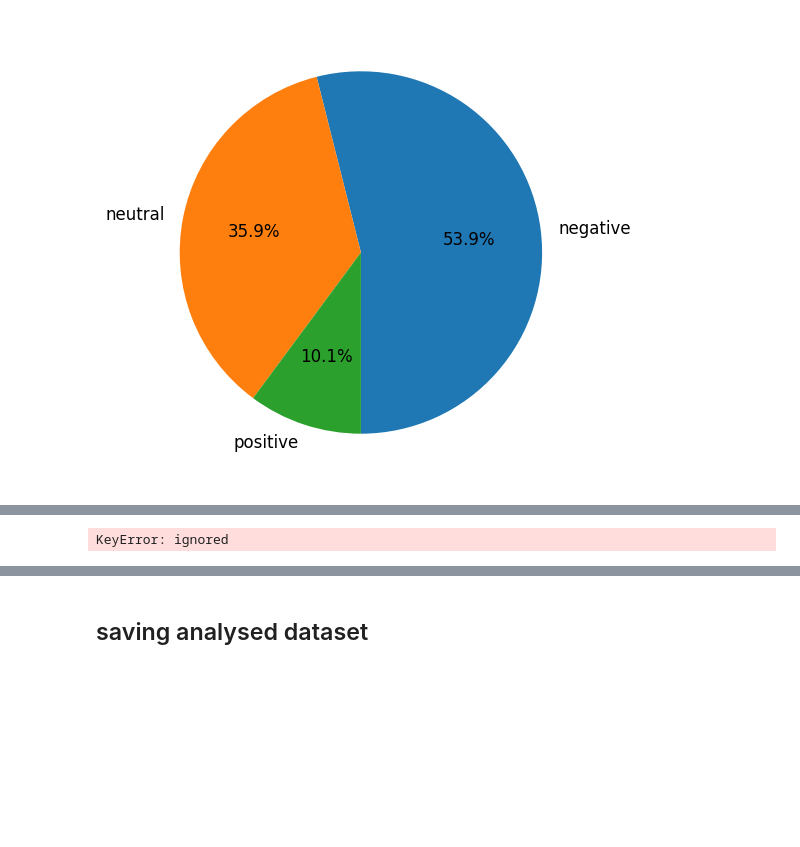
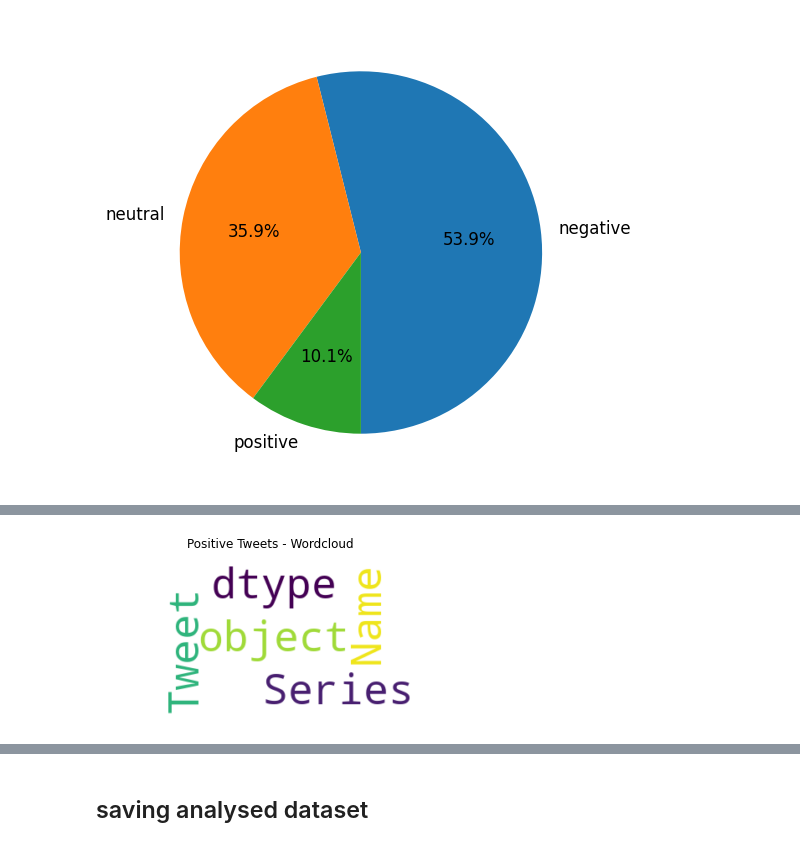
Before and after one commit to russell-ai/topic-covid, a Jupyter notebook: tweet_sentiment.ipynb, the cells around one changed output, grey strips where cells are left out. Saved outputs shown, nothing was run; the diff lists cells and outputs as text; code cells hidden in the pictures; blank space fills up the shorter version.

```diff
--- a/tweet_sentiment.ipynb
+++ b/tweet_sentiment.ipynb
@@ -183,17 +198,17 @@ sentiment_counts.plot.pie(ax=ax, autopct='%1.1f%%', startangle=270, fontsize=12,
 # %%
 from wordcloud import WordCloud
 from wordcloud import STOPWORDS
 
 # Wordcloud with positive tweets
-positive_tweets = df['tweet'][df["sentiment"] == 'Positive']
+positive_tweets = df['Tweet'][df["sentiment"] == 'Positive']
 stop_words = ["https", "co", "RT"] + list(STOPWORDS)
 positive_wordcloud = WordCloud(max_font_size=50, max_words=50, background_color="white", stopwords = stop_words).generate(str(positive_tweets))
 plt.figure()
 plt.title("Positive Tweets - Wordcloud")
 plt.imshow(positive_wordcloud, interpolation="bilinear")
 plt.axis("off")
 plt.show()
 # %% [output]
-KeyError: ignored
+[figure, added]
 # %%
 # Wordcloud with negative tweets
```
Also changed, not shown: parts of 2 cells of this notebook.
